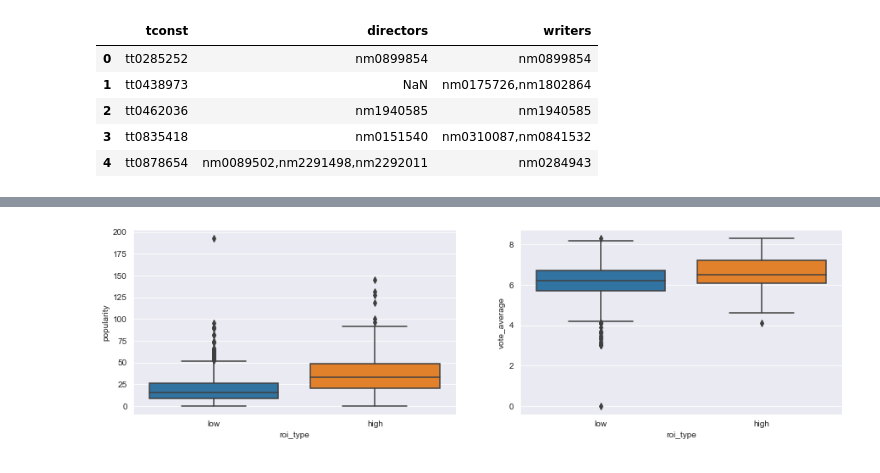
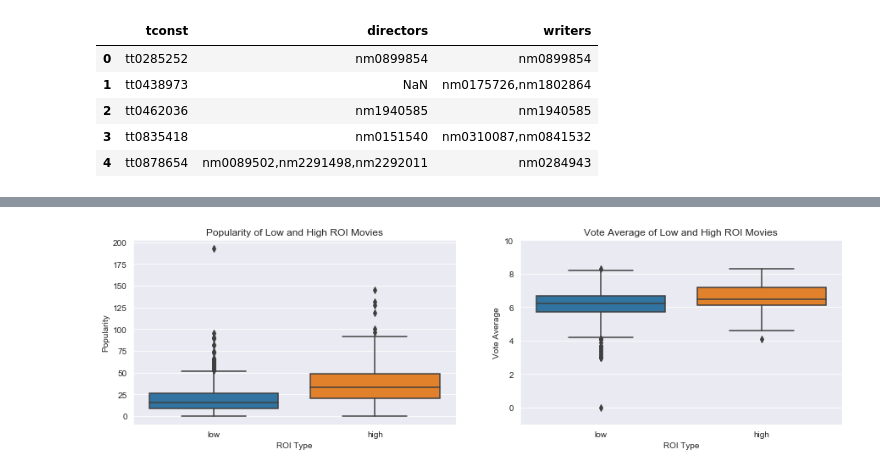
Before and after one commit to clreiner/dsc-project-template, a Jupyter notebook: movie_analysis.ipynb, the cells around one changed output, grey strips where cells are left out. Drawn from its saved outputs; the diff is of its cells as text; code cells hidden in the pictures.

Commit message:
Add images and Update Notebooks

```diff
--- a/movie_analysis.ipynb
+++ b/movie_analysis.ipynb
@@ -305,6 +227,9 @@ To prepare the tmdb dataset for analysis, I dropped unneeded columns. I plan to
 # %%
 #drop columns I know I won't be using
-tmdb_df = tmdb_df.drop(columns = ['homepage', 'original_title', 'status', 'tagline', 'original_language', 'spoken_languages', 'overview', 'production_countries'])
+tmdb_df = tmdb_df.drop(columns =
+                       ['homepage', 'original_title', 'status', 'tagline', 'original_language',
+                        'spoken_languages', 'overview', 'production_countries']
+                      )
 # %%
 #limit data movies made since 2000
 tmdb_df = tmdb_df.loc[tmdb_df['release_date'] > '1999-12-31']
@@ -329,5 +246,7 @@ tmdb_df.head()
 tmdb_df['roi'] = tmdb_df['revenue'] / tmdb_df['budget']
 # %%
 #reorder columns to make them easier to use
-tmdb_df = tmdb_df[['budget', 'revenue', 'roi', 'title', 'release_date', 'genres', 'keywords', 'vote_average', 'vote_count', 'popularity', 'production_companies', 'runtime', 'id']]
+tmdb_df = tmdb_df[
+    ['budget', 'revenue', 'roi', 'title', 'release_date', 'genres', 'keywords', 'vote_average',
+     'vote_count', 'popularity', 'production_companies', 'runtime', 'id']]
 # %% [markdown]
@@ -526,10 +526,19 @@ I first looked at whether high roi movies are also more popular on the TMDB webs
 # %%
-tmdb_df[['roi_type', 'popularity']].groupby(['roi_type']).describe()
 fig, ax = plt.subplots(nrows=1, ncols=2, figsize = (15, 4))
 
-plt.ticklabel_format(style='plain', axis='y')
 sns.boxplot(y = tmdb_df['popularity'], x=tmdb_df['roi_type'], ax=ax[0])
 sns.boxplot(y = tmdb_df['vote_average'], x=tmdb_df['roi_type'], ax = ax[1])
+
+ax[0].set_title("Popularity of Low and High ROI Movies")
+ax[0].set_xlabel("ROI Type")
+ax[0].set_ylabel("Popularity")
+
+ax[1].set_title("Vote Average of Low and High ROI Movies")
+ax[1].set_xlabel("ROI Type")
+ax[1].set_ylabel("Vote Average")
+ax[1].set_ylim(-1, 10)
+
+plt.savefig('./images/popularitybyROI', dpi=150)
 plt.show()
 # %% [output]
-[figure, old version]
+[figure, new version]
```
Also changed, not shown: parts of 67 cells of this notebook, 10 other files.
